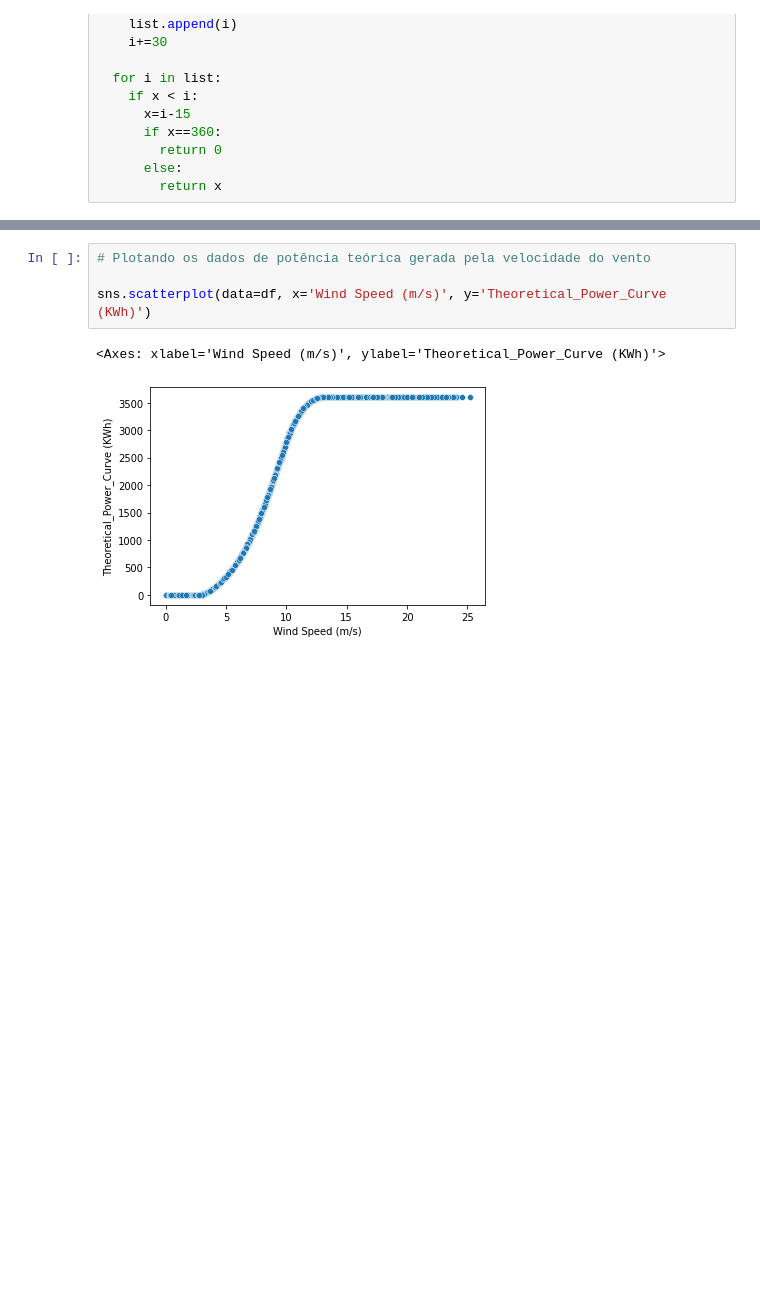
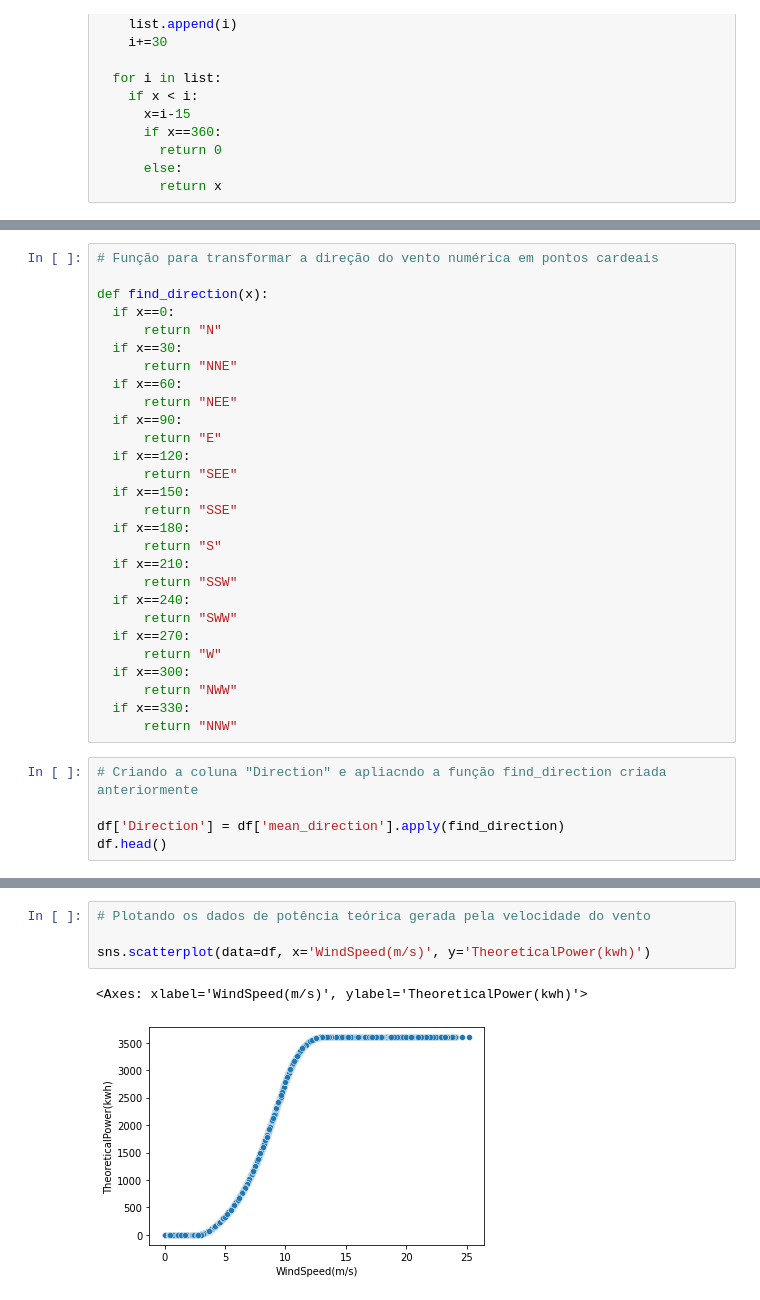
Before and after one commit to RaulOAlves/Wind_Turbine_Scada, a Jupyter notebook: Wind_Turbine_Scada.ipynb, the cells around one changed output, grey strips where cells are left out. Cells and saved outputs as stored; diff of their text form; blank space fills up the shorter version.

```diff
--- a/Wind_Turbine_Scada.ipynb
+++ b/Wind_Turbine_Scada.ipynb
@@ -192,3 +195,36 @@ df.head()
 | 2 | 01 01 2018 00:20 | 306.376587 | 5.216037 | 390.900016 | 272.564789 | Jan | ... |
 | 3 | 01 01 2018 00:30 | 419.645905 | 5.659674 | 516.127569 | 271.258087 | Jan | ... |
 | 4 | 01 01 2018 00:40 | 380.650696 | 5.577941 | 491.702972 | 265.674286 | Jan | ... |
+# %%
+# Função para transformar a direção do vento numérica em pontos cardeais
+
+def find_direction(x):
+  if x==0:
+      return "N"
+  if x==30:
+      return "NNE"
+  if x==60:
+      return "NEE"
+  if x==90:
+      return "E"
+  if x==120:
+      return "SEE"
+  if x==150:
+      return "SSE"
+  if x==180:
+      return "S"
+  if x==210:
+      return "SSW"
+  if x==240:
+      return "SWW"
+  if x==270:
+      return "W"
+  if x==300:
+      return "NWW"
+  if x==330:
+      return "NNW"
+# %%
+# Criando a coluna "Direction" e apliacndo a função find_direction criada anteriormente
+
+df['Direction'] = df['mean_direction'].apply(find_direction)
+df.head()
@@ -202,8 +245,8 @@ sns.scatterplot(data=df, x='Wind Speed (m/s)', y='LV ActivePower (kW)')
 # %%
 # Plotando os dados de potência teórica gerada pela velocidade do vento
 
-sns.scatterplot(data=df, x='Wind Speed (m/s)', y='Theoretical_Power_Curve (KWh)')
+sns.scatterplot(data=df, x='WindSpeed(m/s)', y='TheoreticalPower(kwh)')
 # %% [output]
-<Axes: xlabel='Wind Speed (m/s)', ylabel='Theoretical_Power_Curve (KWh)'>
+<Axes: xlabel='WindSpeed(m/s)', ylabel='TheoreticalPower(kwh)'>
-[figure, old version]
+[figure, new version]
 # %%
```
Also changed, not shown: parts of 10 cells of this notebook.
